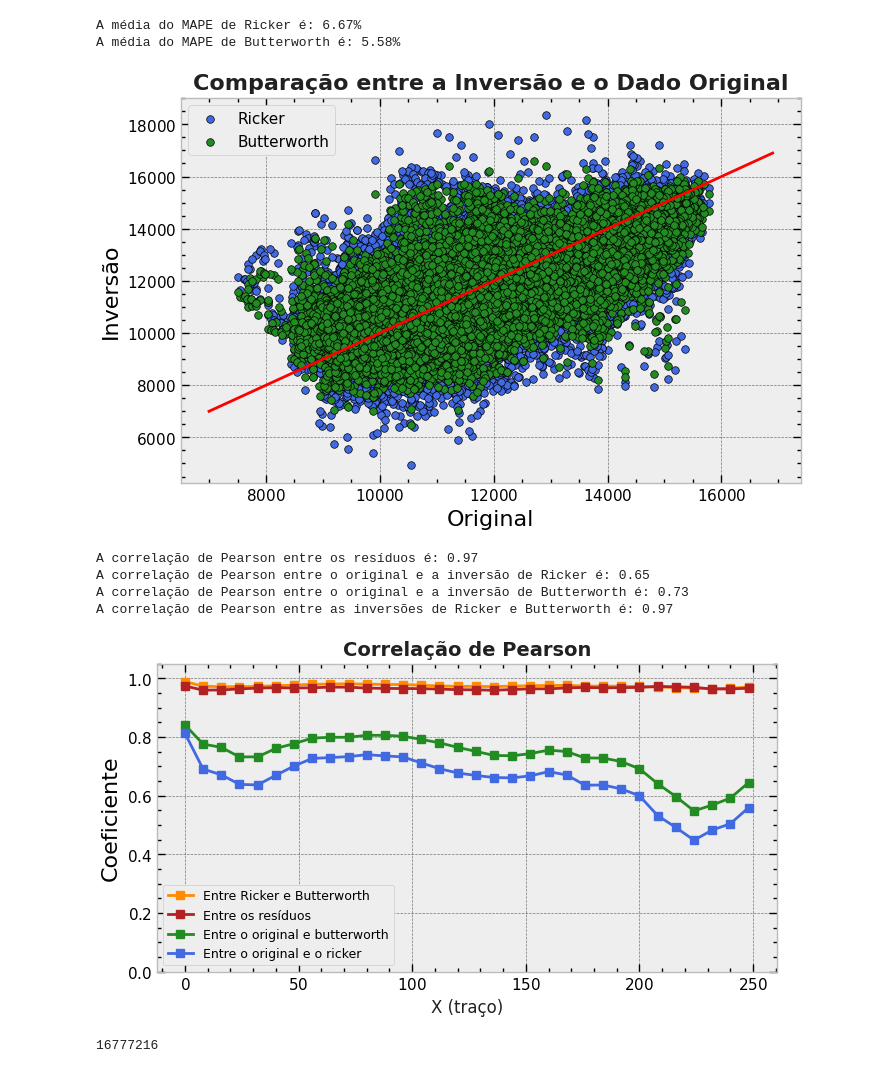
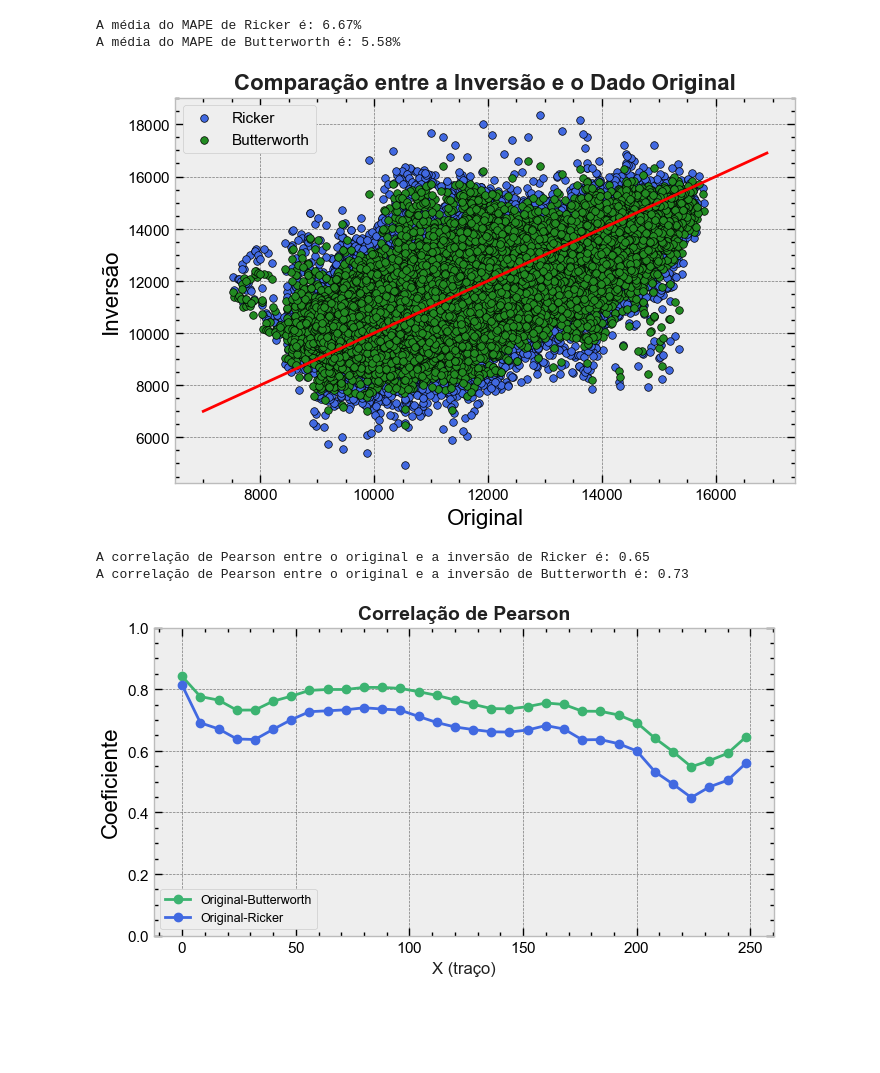
Before and after one commit to albano-a/inversion_methods_algorithms, a Jupyter notebook: statistical_analysis.ipynb, the cells around one changed output. Saved outputs shown, nothing was run; the diff lists cells and outputs as text; code cells hidden in the pictures; blank space fills up the shorter version.

```diff
--- a/statistical_analysis.ipynb
+++ b/statistical_analysis.ipynb
@@ -16,7 +16,9 @@ residuo_butter = np.load('J:/Universidade/GIECAR/Data/residuo_butter.npy')
 Colors
 # %%
 PRIMARY = "royalblue"
-SECONDARY = "forestgreen"
+PRIMARY_DARK = "navy"
+SECONDARY = "mediumseagreen"
+SECONDARY_DARK = "darkgreen"
 TERCIARY = "firebrick"
 ALTERNATIVE = "darkorange"
 TEXT_COLOR = '#212121'
@@ -144,7 +121,7 @@ plt.show()
 # abaixo da reta subestimando os valores de impedancia
 # acima da reta superestimando os valores de impedancia
 # %% [output]
-[figure, old version]
+[figure, new version]
 # %%
 from scipy import stats
 # 32, 64, 128, 196, 256
@@ -157,10 +134,6 @@ correlation_ob = np.zeros(len(values))
 correlation_rb = np.zeros(len(values))
 
 for i, value in enumerate(values):
-    correlation_residuo_rb[i] = stats.pearsonr(
-        residuo_ricker[:,value,:].flatten(),
-        residuo_butter[:,value,:].flatten()
-    )[0]
 
     correlation_or[i] = stats.pearsonr(
         imp_30hz[:,value,:].flatten(),
@@ -172,63 +145,41 @@ for i, value in enumerate(values):
         inverted_impedance_final_butter[:,value,:].flatten()
     )[0]
 
-    correlation_rb[i] = stats.pearsonr(
-        inverted_impedance_final_ricker[:,value,:].flatten(),
-        inverted_impedance_final_butter[:,value,:].flatten()
-    )[0]
-
-
-print(f'A correlação de Pearson entre os resíduos é: {np.mean(correlation_residuo_rb):.2f}')
 print(f'A correlação de Pearson entre o original e a inversão de Ricker é: {np.mean(correlation_or):.2f}')
 print(f'A correlação de Pearson entre o original e a inversão de Butterworth é: {np.mean(correlation_ob):.2f}')
-print(f'A correlação de Pearson entre as inversões de Ricker e Butterworth é: {np.mean(correlation_rb):.2f}')
 # %% [output]
-A correlação de Pearson entre os resíduos é: 0.97
 A correlação de Pearson entre o original e a inversão de Ricker é: 0.65
 A correlação de Pearson entre o original e a inversão de Butterworth é: 0.73
-A correlação de Pearson entre as inversões de Ricker e Butterworth é: 0.97
 # %%
 plt.figure(figsize=(8,4))
 
 plt.plot(values,
-        correlation_rb,
-        's-',
-        label="Entre Ricker e Butterworth",
-        color=ALTERNATIVE)
-plt.plot(values,
-        correlation_residuo_rb,
-        's-',
-        label="Entre os resíduos",
-        color=TERCIARY)
-plt.plot(values,
         correlation_ob,
-        's-',
-        label="Entre o original e butterworth",
+        'o-',
+        label="Original-Butterworth",
+        lw=2,
         color=SECONDARY)
 plt.plot(values,
         correlation_or,
-        's-',
-        label="Entre o original e o ricker",
+        'o-',
+        label="Original-Ricker",
+        lw=2,
         color=PRIMARY)
 
 plt.title("Correlação de Pearson", fontsize=14,
           fontweight='bold', color=TEXT_COLOR)
 
 
 plt.legend(loc="lower left", fontsize=9)
-plt.ylim(0,1.05)
+plt.ylim(0,1.00)
 plt.tick_params(axis='both', labelsize=11)
 plt.ylabel("Coeficiente")
 plt.xlabel('X (traço)', fontsize=12, color=TEXT_COLOR)
 
 plt.savefig('simposio_figs/correlacao_pearson.png', dpi=300, bbox_inches='tight')
 plt.show()
 # %% [output]
-[figure, old version]
+[figure, new version]
-# %%
-len(residuo_ricker[:,:,:].flatten())
-# %% [output]
-16777216
 # %%
 import seaborn as sns
 
```
Also changed, not shown: parts of 3 cells of this notebook, 9 other files.
